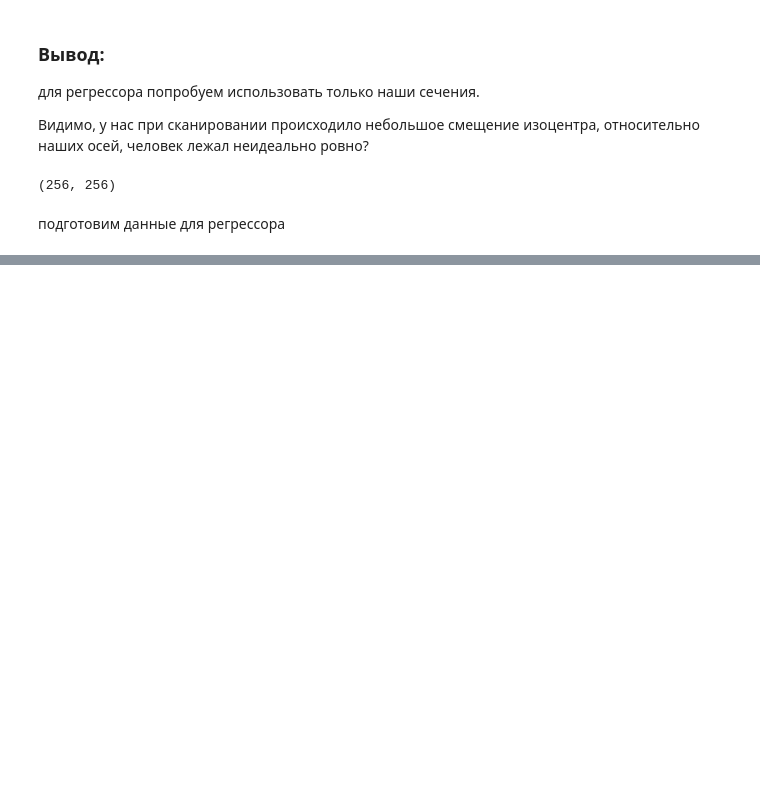
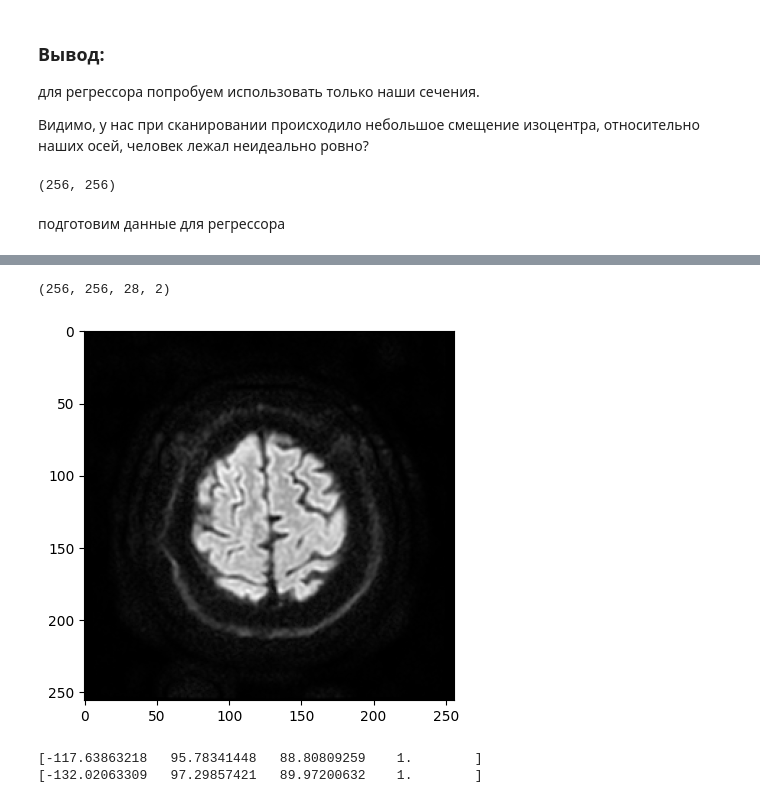
Before and after one commit to annaprovorova/stroke, a Jupyter notebook: first.ipynb, the cells around one changed output, grey strips where cells are left out. Saved outputs shown, nothing was run; the diff lists cells and outputs as text; code cells hidden in the pictures; blank space fills up the shorter version.

```diff
--- a/first.ipynb
+++ b/first.ipynb
@@ -160,0 +207,18 @@ a.shape
+# %%
+# посмотрим на эти снимки, в которых у нас больше слоёв
+# есть 6 снимков, в которых чуть больше слоёв
+img_spec = nib.load(r'F:\!наука\stroke\Lesions\Lesions\Aterotromb\Pankov_MA\dwi.nii.gz')
+print(img_spec.shape)
+img_spec = image.index_img(img_spec, 0)
+plt.imshow(img_spec.get_fdata()[:, :, 22], cmap='gray')
+plt.show()
+# %% [output]
+(256, 256, 28, 2)
+[figure, added]
+# %%
+aff_spec = img_spec.affine
+print(aff_spec @ np.array([0, 0, 27, 1]))
+print(img.affine @ np.array([0, 0, 25, 1]))
+# %% [output]
+[-117.63863218   95.78341448   88.80809259    1.        ]
+[-132.02063309   97.29857421   89.97200632    1.        ]
```
Also changed, not shown: parts of 7 cells of this notebook, 1 other file.
